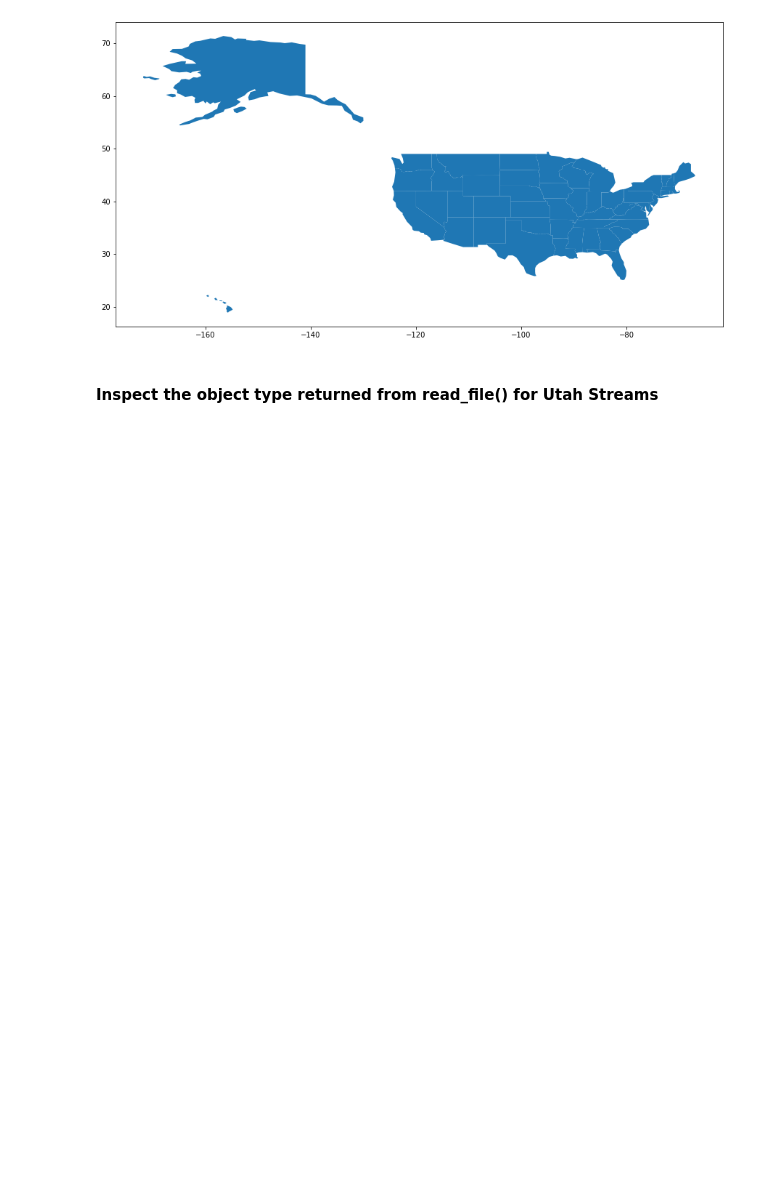
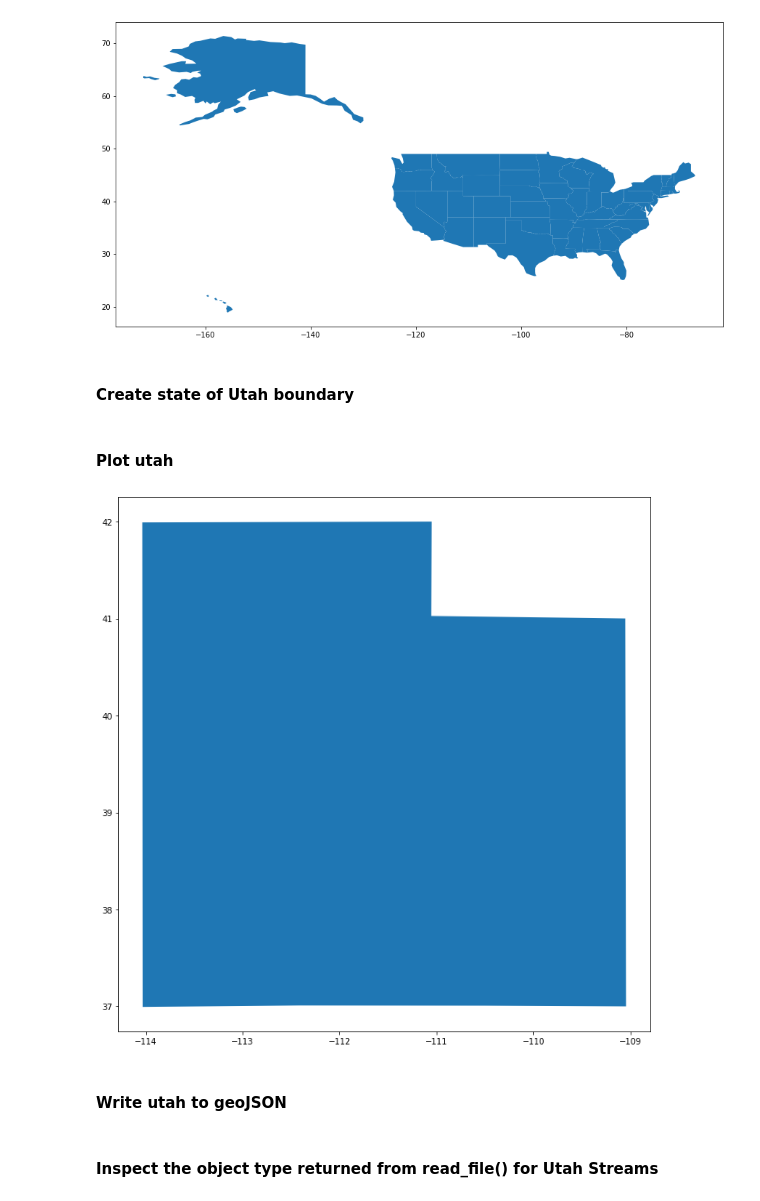
Before and after one commit to zac-stanley/birds-utah, a Jupyter notebook: notebooks/bird_occurrences_utah_explore.ipynb, the cells around one changed output. Drawn from its saved outputs; the diff is of its cells as text; code cells hidden in the pictures; blank space fills up the shorter version.

Commit message:
Update bird_occurrences_utah_explore.ipynb and create utah.geojson

```diff
--- a/notebooks/bird_occurrences_utah_explore.ipynb
+++ b/notebooks/bird_occurrences_utah_explore.ipynb
@@ -16,10 +16,14 @@ Notebook by Zac Stanley for New Maps Plus - MAP674
 
 import geopandas as gpd
 import pandas as pd
+import matplotlib.pyplot as plt
 from shapely.geometry import Point
 
 # change default max columns
 pd.set_option('display.max_columns', None)
+
+# change default figure size
+plt.rcParams['figure.figsize'] = (15,12)
 # %% [markdown]
 #### Read data as GeoPandas DataFrames  from remote servers and local files
 # %%
@@ -77,3 +81,16 @@ us_states.head()
 us_states.plot(figsize=(15,15));
 # %% [output]
 [figure]
+# %% [markdown]
+#### Create state of Utah boundary
+# %%
+# extract geoseries of Utah
+utah = us_states[us_states['name']=='Utah']
+# %% [markdown]
+#### Plot utah
+# %%
+utah.plot();
+# %% [output]
+[figure, added]
+# %% [markdown]
+#### Write utah to geoJSON
```
Also changed, not shown: parts of 1 cell of this notebook, 1 other file.
